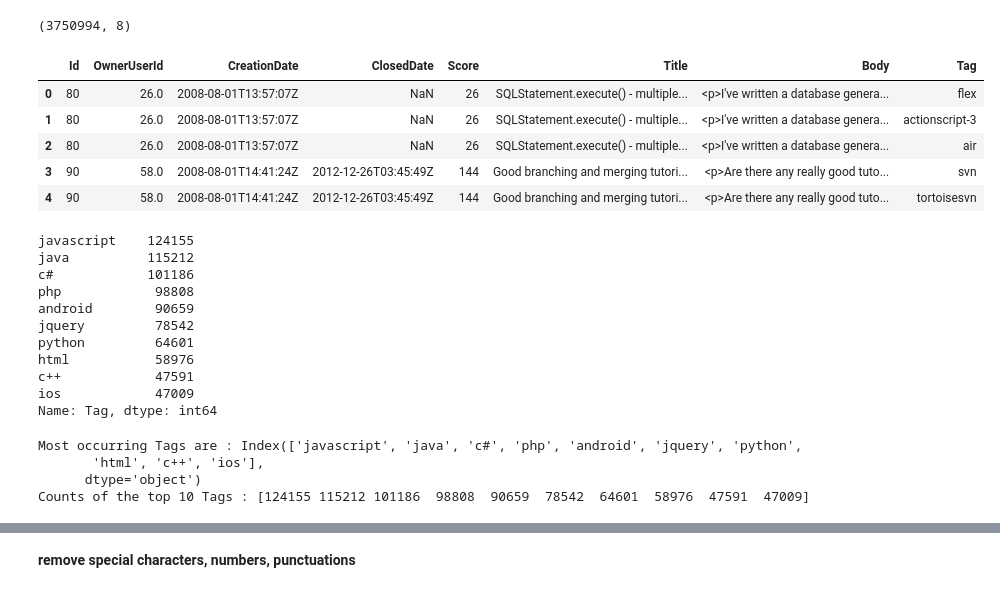
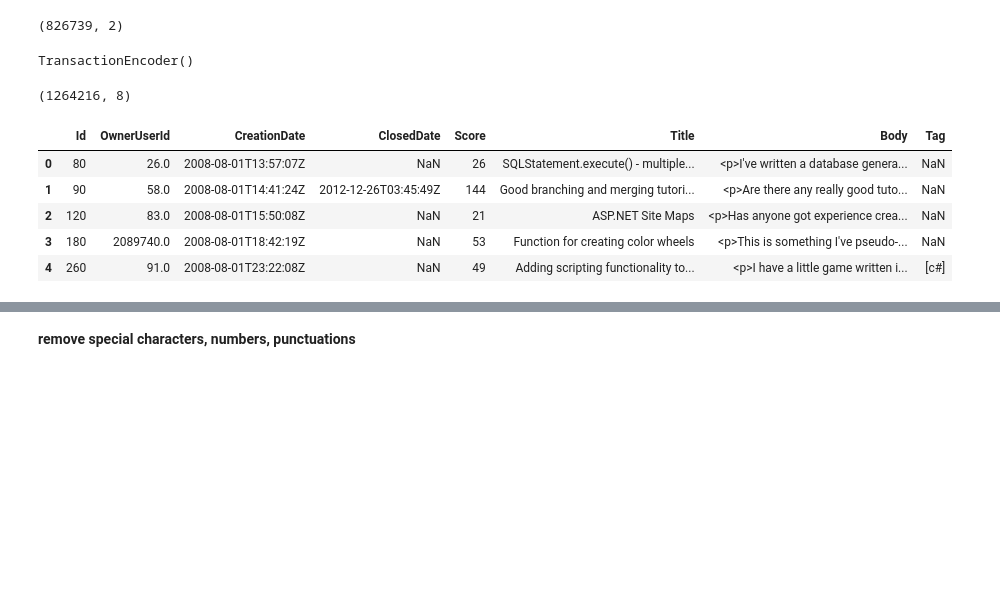
Before and after one commit to Minakshi85/MultiClass-Multilabel, a Jupyter notebook: Project_1_Multiclass_Multilabel_prediction.ipynb, the cells around one changed output, grey strips where cells are left out. Drawn from its saved outputs; the diff is of its cells as text; code cells hidden in the pictures; blank space fills up the shorter version.

```diff
--- a/Project_1_Multiclass_Multilabel_prediction.ipynb
+++ b/Project_1_Multiclass_Multilabel_prediction.ipynb
@@ -106,0 +54,14 @@ Name: Id, Length: 1264216, dtype: int64
+# %%
+# Top 10 tags
+k = tags.Tag.value_counts().nlargest(10) #k = inner.Tag.value_counts().head(10)
+l1 = list(k.index)
+l1
+# %%
+# separates top 10 tags
+tags=tags[tags['Tag'].isin(l1)]
+tags.shape
+# %% [output]
+(826739, 2)
+# %%
+#groupby for multilabel
+tag_ques=tags.groupby('Id',as_index=False)['Tag'].agg(lambda x:x.tolist())
@@ -107,37 +71,19 @@ Name: Id, Length: 1264216, dtype: int64
+# %%
+# encoder for converting tags into 1 and 0
+te=TransactionEncoder()
+te.fit(tag_ques['Tag'])
+# %% [output]
+TransactionEncoder()
 # %%
-inner = pd.merge(left=ques,right=tags,how='left', left_on='Id', right_on='Id')
+# merge tables ques and tag_ques on 'Id'
+inner = pd.merge(left=ques,right=tag_ques,how='left', on='Id')
 print(inner.shape)
 inner.head()
 # %% [output]
-(3750994, 8)
+(1264216, 8)
 |  | Id | OwnerUserId | CreationDate | ClosedDate | Score | Title | Body | Tag |
-| 0 | 80 | 26.0 | 2008-08-01T13:57:07Z | NaN | 26 | SQLStatement.execute() - multiple... | <p>I've written a database genera... | flex |
-| 1 | 80 | 26.0 | 2008-08-01T13:57:07Z | NaN | 26 | SQLStatement.execute() - multiple... | <p>I've written a database genera... | actionscript-3 |
-| 2 | 80 | 26.0 | 2008-08-01T13:57:07Z | NaN | 26 | SQLStatement.execute() - multiple... | <p>I've written a database genera... | air |
-| 3 | 90 | 58.0 | 2008-08-01T14:41:24Z | 2012-12-26T03:45:49Z | 144 | Good branching and merging tutori... | <p>Are there any really good tuto... | svn |
-| 4 | 90 | 58.0 | 2008-08-01T14:41:24Z | 2012-12-26T03:45:49Z | 144 | Good branching and merging tutori... | <p>Are there any really good tuto... | tortoisesvn |
+| 0 | 80 | 26.0 | 2008-08-01T13:57:07Z | NaN | 26 | SQLStatement.execute() - multiple... | <p>I've written a database genera... | NaN |
+| 1 | 90 | 58.0 | 2008-08-01T14:41:24Z | 2012-12-26T03:45:49Z | 144 | Good branching and merging tutori... | <p>Are there any really good tuto... | NaN |
+| 2 | 120 | 83.0 | 2008-08-01T15:50:08Z | NaN | 21 | ASP.NET Site Maps | <p>Has anyone got experience crea... | NaN |
+| 3 | 180 | 2089740.0 | 2008-08-01T18:42:19Z | NaN | 53 | Function for creating color wheels | <p>This is something I've pseudo-... | NaN |
+| 4 | 260 | 91.0 | 2008-08-01T23:22:08Z | NaN | 49 | Adding scripting functionality to... | <p>I have a little game written i... | [c#] |
-# %%
-k = inner.Tag.value_counts().nlargest(10) #k = inner.Tag.value_counts().head(10)
-print(k)
-# %% [output]
-javascript    124155
-java          115212
-c#            101186
-php            98808
-android        90659
-jquery         78542
-python         64601
-html           58976
-c++            47591
-ios            47009
-Name: Tag, dtype: int64
-# %%
-tag = k.index
-count = k.values
-print("Most occurring Tags are :", tag)
-print("Counts of the top 10 Tags :", count)
-# %% [output]
-Most occurring Tags are : Index(['javascript', 'java', 'c#', 'php', 'android', 'jquery', 'python',
-       'html', 'c++', 'ios'],
-      dtype='object')
-Counts of the top 10 Tags : [124155 115212 101186  98808  90659  78542  64601  58976  47591  47009]
```
Also changed, not shown: parts of 57 cells of this notebook.
